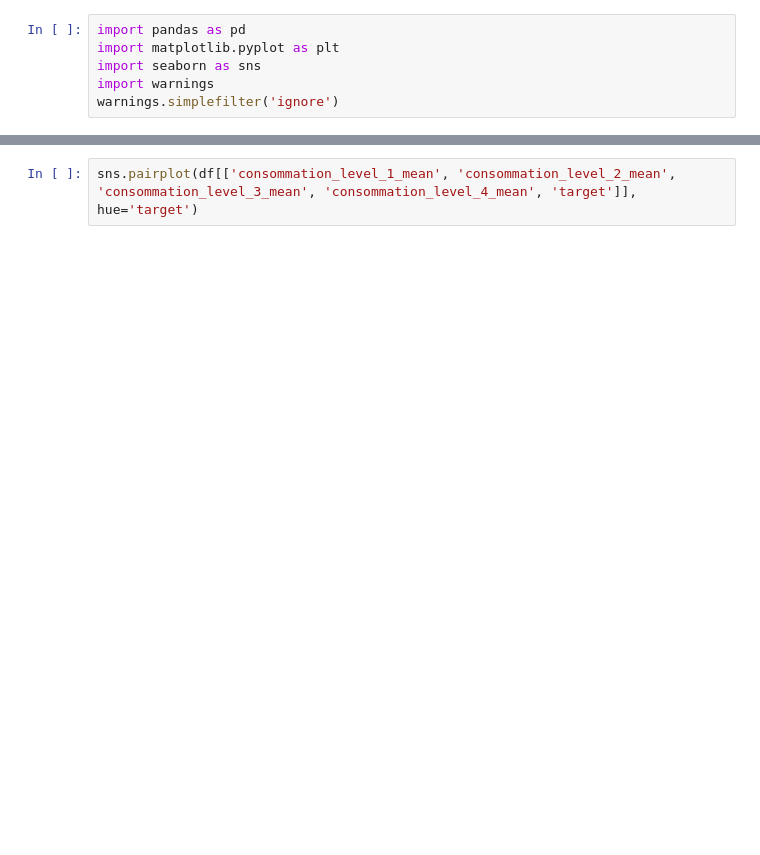
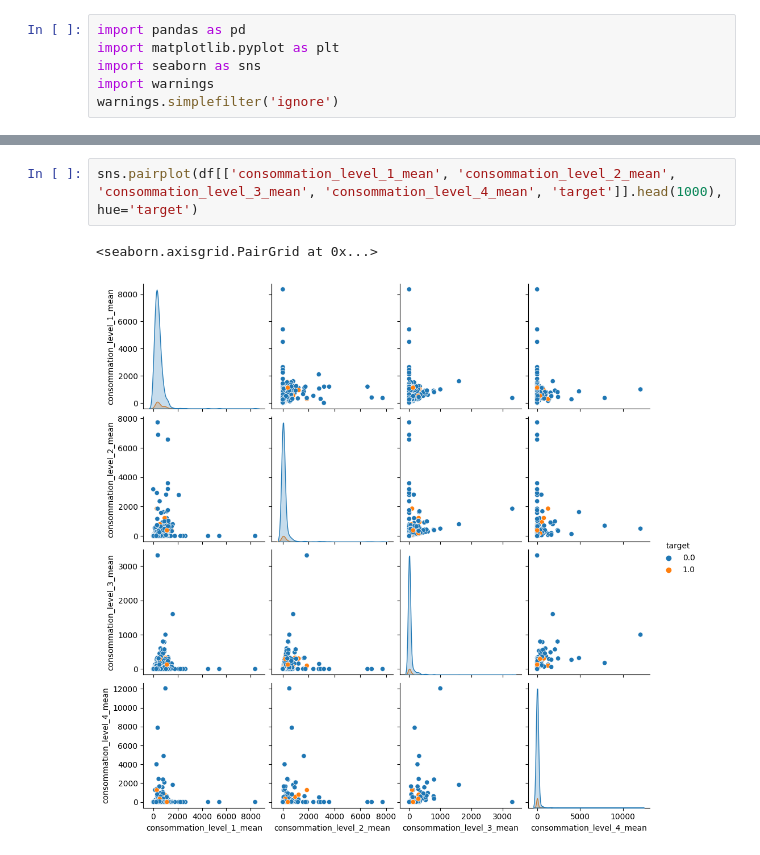
Before and after one commit to franzi105/Fraud-Detection, a Jupyter notebook: 02_baselinemodel.ipynb, the cells around one changed output, grey strips where cells are left out. Drawn from its saved outputs; the diff is of its cells as text; blank space fills up the shorter version.

```diff
--- a/02_baselinemodel.ipynb
+++ b/02_baselinemodel.ipynb
@@ -15,3 +50,6 @@ df.describe()
 # %%
-sns.pairplot(df[['consommation_level_1_mean', 'consommation_level_2_mean', 'consommation_level_3_mean', 'consommation_level_4_mean', 'target']], hue='target')
+sns.pairplot(df[['consommation_level_1_mean', 'consommation_level_2_mean', 'consommation_level_3_mean', 'consommation_level_4_mean', 'target']].head(1000), hue='target')
+# %% [output]
+<seaborn.axisgrid.PairGrid at 0x...>
+[figure, added]
 # %%
```
Also changed, not shown: parts of 15 cells of this notebook, 1 other file.
